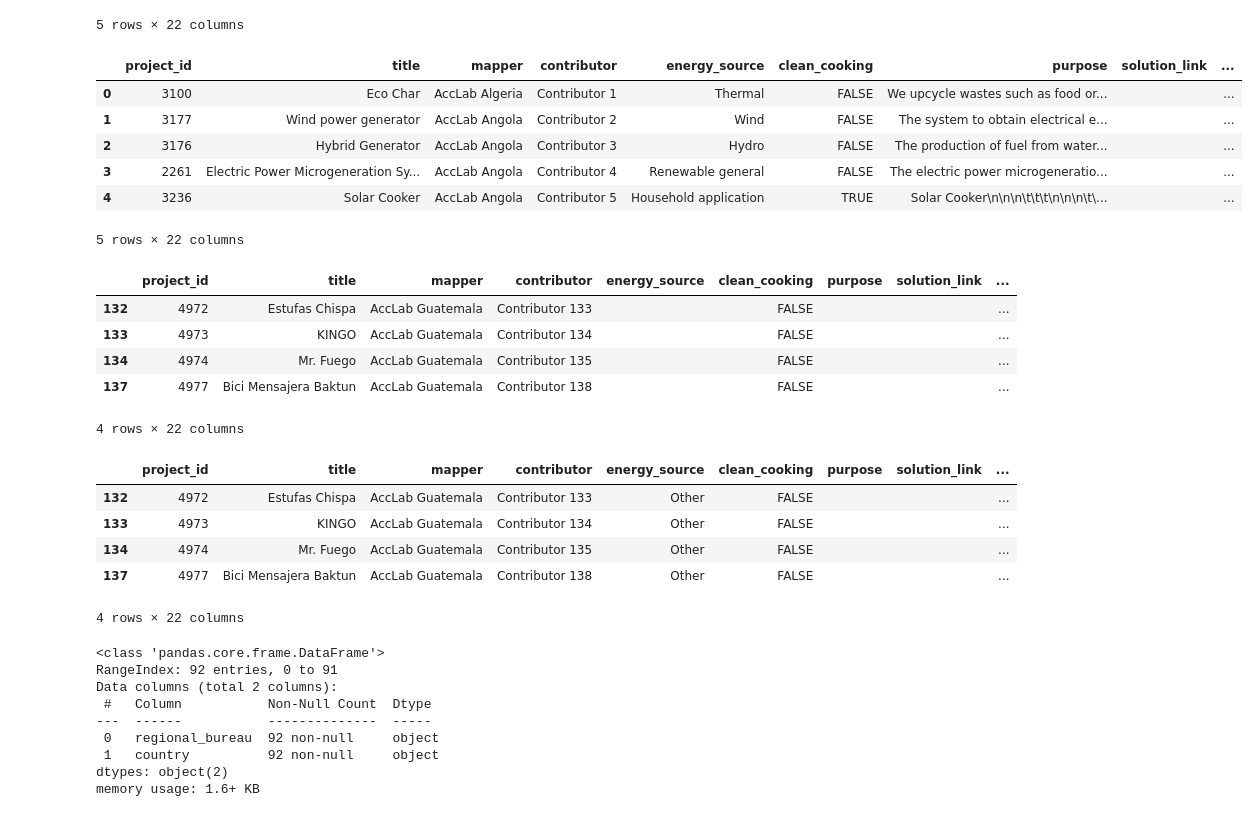
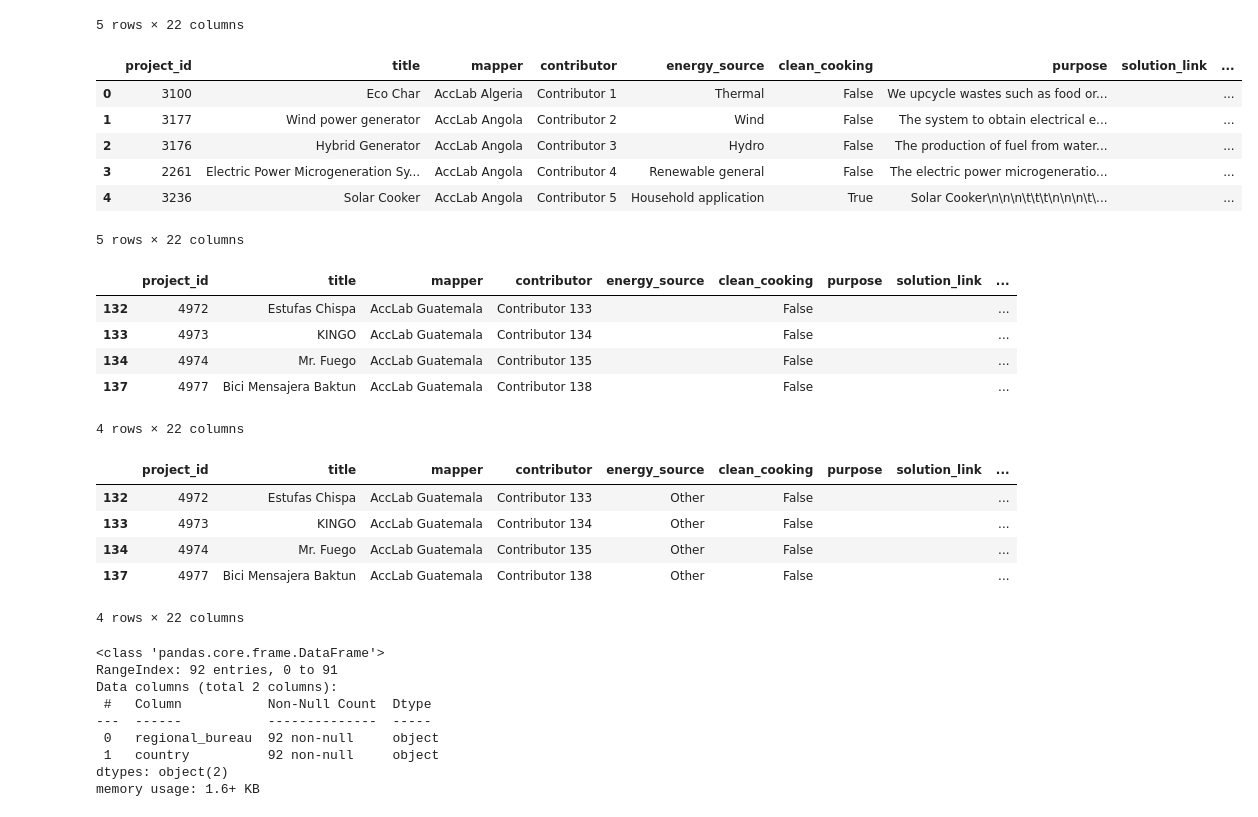
Before and after one commit to knadoor/VFSG_UNDP_Accelerator_Lab_Project, a Jupyter notebook: VFSG Data Cleanup Script.ipynb, the cells around one changed output. Drawn from its saved outputs; the diff is of its cells as text; code cells hidden in the pictures.

```diff
--- a/VFSG Data Cleanup Script.ipynb
+++ b/VFSG Data Cleanup Script.ipynb
@@ -350,30 +350,34 @@ df_main.head()
 5 rows × 22 columns
 # %%
 # Update each column that has a boolean response of x with TRUE, and NaN with FALSE
-bool_clean = ['clean_cooking','open_source','ip_protected','user_trainable',
-                'clean_cooking','is_prototype','is_product','product_available','product_advance_order_available']
+bool_clean = ['clean_cooking','open_source','ip_protected','user_trainable','is_prototype',
+                  'is_product','product_available','product_advance_order_available']
 
+# replacing above items with either False or True doesn't change the column's datatype to bool
+# it still remains as string. Hence we map each string True and False value to become boolean types
+# this ensures when importing the dataset in a BI tool such as Tableau, the columns are correctly
+# identified as boolean types.
 for item in bool_clean:
-    df_main[item] = df_main[item].fillna("FALSE").replace(['x'],'TRUE')
+    df_main[item] = df_main[item].fillna("False").replace(['x'],'True').map({'False':False, 'True':True})
 
 # Fill each row that is empty for columns with free text to empty string from NaN
 # note: tech_readiness_level has dirty data not related to TRL, what to do with this?
 free_text_clean = ['date_contributed', 'energy_source','purpose','solution_link','unit_cost',
                    'tech_readiness_level','feedback_available','feedback_link','efficiency_benchmarks',
                    'potential_bottlenecks']
 
 for item in free_text_clean:
     df_main[item] = df_main[item].fillna("")
 
 # check dataframe
 df_main.head()
 # %% [output]
 |  | project_id | title | mapper | contributor | energy_source | clean_cooking | purpose | solution_link | ... |
-| 0 | 3100 | Eco Char | AccLab Algeria | Contributor 1 | Thermal | FALSE | We upcycle wastes such as food or... |  | ... |
-| 1 | 3177 | Wind power generator | AccLab Angola | Contributor 2 | Wind | FALSE | The system to obtain electrical e... |  | ... |
-| 2 | 3176 | Hybrid Generator | AccLab Angola | Contributor 3 | Hydro | FALSE | The production of fuel from water... |  | ... |
-| 3 | 2261 | Electric Power Microgeneration Sy... | AccLab Angola | Contributor 4 | Renewable general | FALSE | The electric power microgeneratio... |  | ... |
-| 4 | 3236 | Solar Cooker | AccLab Angola | Contributor 5 | Household application | TRUE | Solar Cooker\n\n\n\t\t\t\n\n\n\t\... |  | ... |
+| 0 | 3100 | Eco Char | AccLab Algeria | Contributor 1 | Thermal | False | We upcycle wastes such as food or... |  | ... |
+| 1 | 3177 | Wind power generator | AccLab Angola | Contributor 2 | Wind | False | The system to obtain electrical e... |  | ... |
+| 2 | 3176 | Hybrid Generator | AccLab Angola | Contributor 3 | Hydro | False | The production of fuel from water... |  | ... |
+| 3 | 2261 | Electric Power Microgeneration Sy... | AccLab Angola | Contributor 4 | Renewable general | False | The electric power microgeneratio... |  | ... |
+| 4 | 3236 | Solar Cooker | AccLab Angola | Contributor 5 | Household application | True | Solar Cooker\n\n\n\t\t\t\n\n\n\t\... |  | ... |
 5 rows × 22 columns
 # %%
 # guatemala has no identified energy source, we shall define a default energy source of "Other"
@@ -382,10 +386,10 @@ df_main.head()
 df_main.query('energy_source == ""')
 # %% [output]
 |  | project_id | title | mapper | contributor | energy_source | clean_cooking | purpose | solution_link | ... |
-| 132 | 4972 | Estufas Chispa | AccLab Guatemala | Contributor 133 |  | FALSE |  |  | ... |
-| 133 | 4973 | KINGO | AccLab Guatemala | Contributor 134 |  | FALSE |  |  | ... |
-| 134 | 4974 | Mr. Fuego | AccLab Guatemala | Contributor 135 |  | FALSE |  |  | ... |
-| 137 | 4977 | Bici Mensajera Baktun | AccLab Guatemala | Contributor 138 |  | FALSE |  |  | ... |
+| 132 | 4972 | Estufas Chispa | AccLab Guatemala | Contributor 133 |  | False |  |  | ... |
+| 133 | 4973 | KINGO | AccLab Guatemala | Contributor 134 |  | False |  |  | ... |
+| 134 | 4974 | Mr. Fuego | AccLab Guatemala | Contributor 135 |  | False |  |  | ... |
+| 137 | 4977 | Bici Mensajera Baktun | AccLab Guatemala | Contributor 138 |  | False |  |  | ... |
 4 rows × 22 columns
 # %%
 # from above, replace empty energy sources with "Other"
@@ -395,10 +399,10 @@ df_main['energy_source'] = df_main['energy_source'].replace("","Other")
 df_main.query('energy_source == "Other"')
 # %% [output]
 |  | project_id | title | mapper | contributor | energy_source | clean_cooking | purpose | solution_link | ... |
-| 132 | 4972 | Estufas Chispa | AccLab Guatemala | Contributor 133 | Other | FALSE |  |  | ... |
-| 133 | 4973 | KINGO | AccLab Guatemala | Contributor 134 | Other | FALSE |  |  | ... |
-| 134 | 4974 | Mr. Fuego | AccLab Guatemala | Contributor 135 | Other | FALSE |  |  | ... |
-| 137 | 4977 | Bici Mensajera Baktun | AccLab Guatemala | Contributor 138 | Other | FALSE |  |  | ... |
+| 132 | 4972 | Estufas Chispa | AccLab Guatemala | Contributor 133 | Other | False |  |  | ... |
+| 133 | 4973 | KINGO | AccLab Guatemala | Contributor 134 | Other | False |  |  | ... |
+| 134 | 4974 | Mr. Fuego | AccLab Guatemala | Contributor 135 | Other | False |  |  | ... |
+| 137 | 4977 | Bici Mensajera Baktun | AccLab Guatemala | Contributor 138 | Other | False |  |  | ... |
 4 rows × 22 columns
 # %%
 # merge the UNDP regional bureau offices data containing the distribution of countries
```
